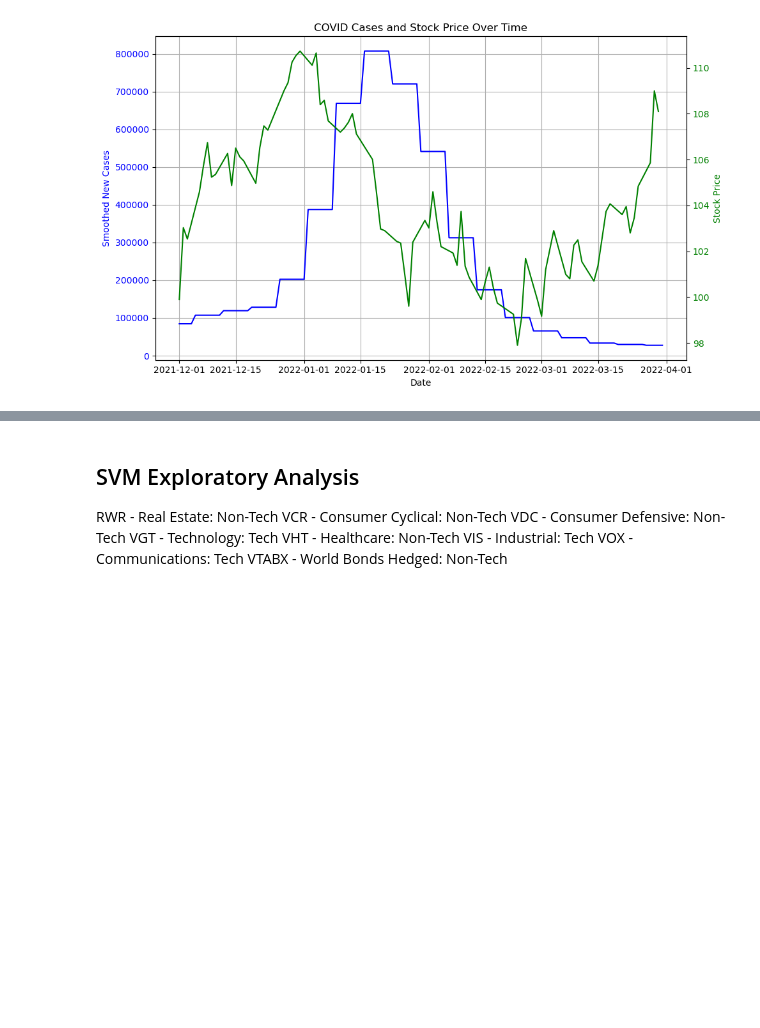
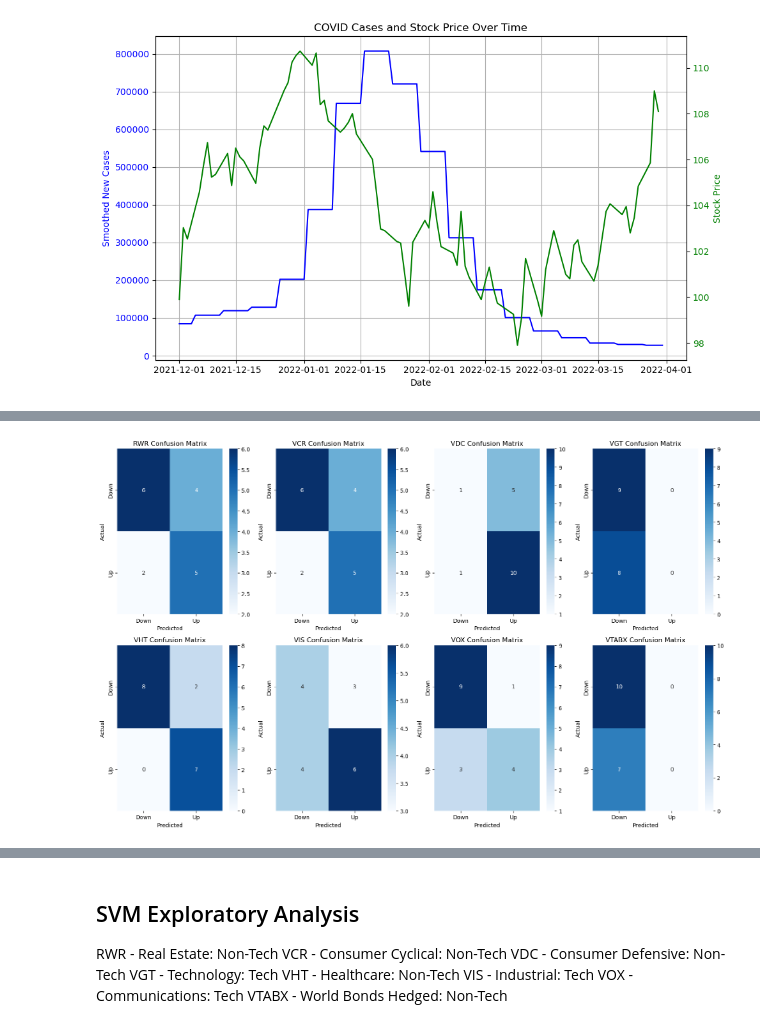
Before and after one commit to williamschen23/ITWS-4350-Project, a Jupyter notebook: model.ipynb, the cells around one changed output, grey strips where cells are left out. Saved outputs shown, nothing was run; the diff lists cells and outputs as text; code cells hidden in the pictures; blank space fills up the shorter version.

Commit message:
facet wrap for logistic regression
also removed now redundant .csv

```diff
--- a/model.ipynb
+++ b/model.ipynb
@@ -436,0 +433,95 @@ Intercept: 0.46, Coefficient: -0.0000
+# %%
+# Function to return confusion matrix and ROC data
+def facet_logistic(covid_data, stock_data, target_column='Close'):
+    # Select only date and new_cases_smoothed from COVID data
+    covid_data = covid_data[['date', 'new_cases_smoothed']]
+
+    # Ensure consistent date formatting
+    covid_data = covid_data.copy()
+    covid_data['date'] = pd.to_datetime(covid_data['date']).dt.date
+
+    # Remove timestamps from stock data Date column
+    stock_data['Date'] = pd.to_datetime(stock_data['Date'], utc=True).dt.date
+
+    # Inner join on date columns
+    merged_data = pd.merge(covid_data, stock_data, left_on='date', right_on='Date', how='inner')
+
+    # Prepare the data
+    X = merged_data['new_cases_smoothed'].values.reshape(-1, 1)
+
+    # Create a binary target: 1 if stock price went up, 0 if stock price went down
+    y = np.where(merged_data[target_column].diff().shift(-1) > 0, 1, 0)  # 1 for up, 0 for down
+
+    # Split the data into training and testing sets
+    X_train, X_test, y_train, y_test = train_test_split(X, y, test_size=0.2, random_state=42)
+
+    # Create and train the logistic regression model
+    model = LogisticRegression()
+    model.fit(X_train, y_train)
+
+    # Make predictions
+    y_pred = model.predict(X_test)
+
+    # Generate the confusion matrix
+    cm = confusion_matrix(y_test, y_pred)
+
+    # Calculate ROC Curve
+    fpr, tpr, thresholds = roc_curve(y_test, model.predict_proba(X_test)[:, 1])
+
+    # Compute the AUC (Area Under the Curve)
+    roc_auc = auc(fpr, tpr)
+
+    return cm, fpr, tpr, roc_auc
+
+
+# Function to plot confusion matrix and ROC curve for multiple tickers
+def plot_metrics_for_tickers(tickers, covid_data, target_column='Close'):
+    # Create separate 2x4 grid figures for confusion matrix and ROC curves
+    fig_cm, axs_cm = plt.subplots(2, 4, figsize=(16, 10))  # 2 rows, 4 columns for confusion matrix
+    fig_roc, axs_roc = plt.subplots(2, 4, figsize=(16, 10))  # 2 rows, 4 columns for ROC curve
+
+    # Flatten axes arrays for easier indexing
+    axs_cm = axs_cm.flatten()
+    axs_roc = axs_roc.flatten()
+
+    for idx, ticker in enumerate(tickers):
+        try:
+            stock_data = pd.read_csv(f'Stock Data\\{ticker}_historical_data.csv')
+        except FileNotFoundError:
+            print(f"Error: Could not find {ticker}_historical_data.csv")
+            continue
+
+        # Run the logistic prediction model
+        cm, fpr, tpr, roc_auc = facet_logistic(covid_data, stock_data, target_column)
+
+        # Plot confusion matrix in the first figure
+        sns.heatmap(cm, annot=True, fmt="d", cmap='Blues', xticklabels=['Down', 'Up'], yticklabels=['Down', 'Up'], ax=axs_cm[idx])
+        axs_cm[idx].set_title(f'{ticker} Confusion Matrix')
+        axs_cm[idx].set_xlabel('Predicted')
+        axs_cm[idx].set_ylabel('Actual')
+
+        # Plot ROC curve in the second figure
+        axs_roc[idx].plot(fpr, tpr, color='darkorange', lw=2, label=f'ROC curve (area = {roc_auc:.2f})')
+        axs_roc[idx].plot([0, 1], [0, 1], color='navy', lw=2, linestyle='--')  # Diagonal line for random model
+        axs_roc[idx].set_xlabel('False Positive Rate')
+        axs_roc[idx].set_ylabel('True Positive Rate')
+        axs_roc[idx].set_title(f'{ticker} ROC Curve')
+        axs_roc[idx].legend(loc='lower right')
+
+    # Adjust layout for both figures
+    fig_cm.tight_layout()
+    fig_roc.tight_layout()
+
+    # Show the plots
+    plt.show()
+
+# Load COVID data
+covid_data = pd.read_csv('COVID Data\\filtered_us_covid_data.csv')
+
+# List of stock tickers
+tickers = ['RWR', 'VCR', 'VDC', 'VGT', 'VHT', 'VIS', 'VOX', 'VTABX']
+
+# Plot confusion matrix and ROC curves for all tickers
+plot_metrics_for_tickers(tickers, covid_data)
+# %% [output]
+[figure, added]
```
Also changed, not shown: parts of 4 cells of this notebook, 1 other file.
